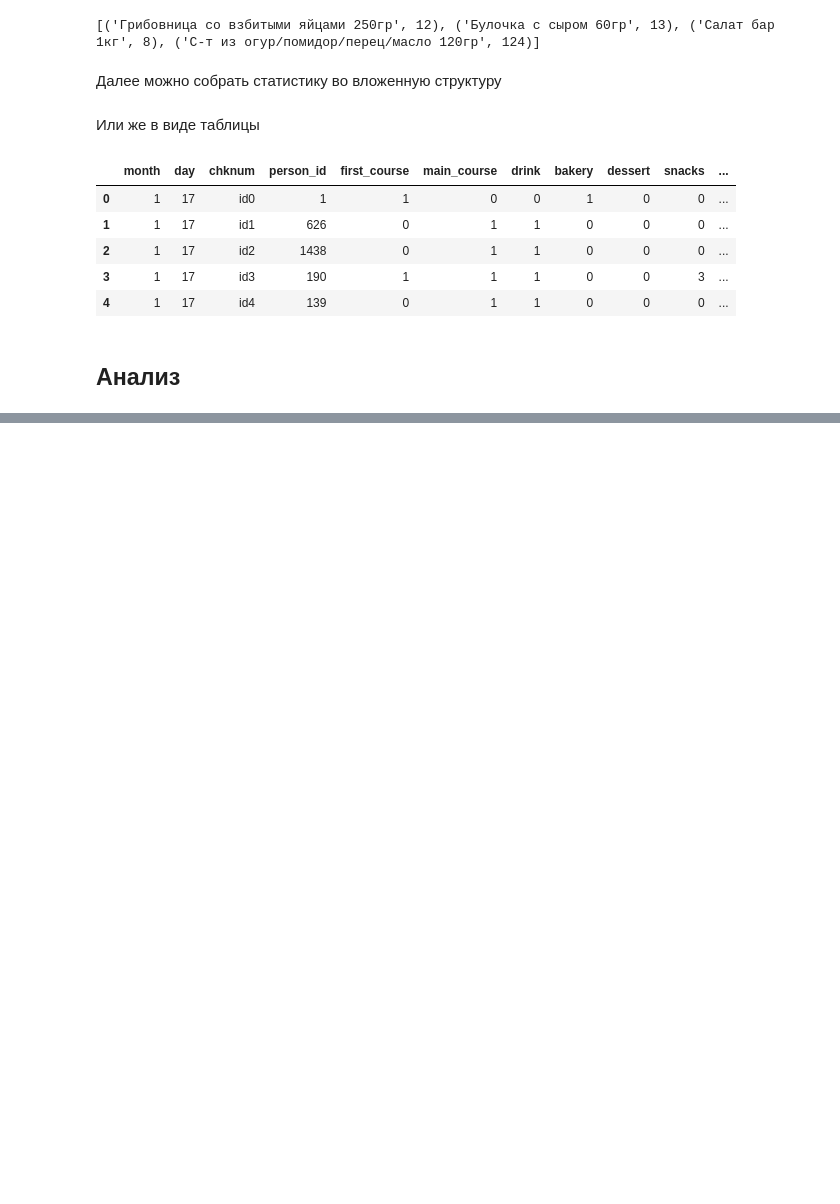
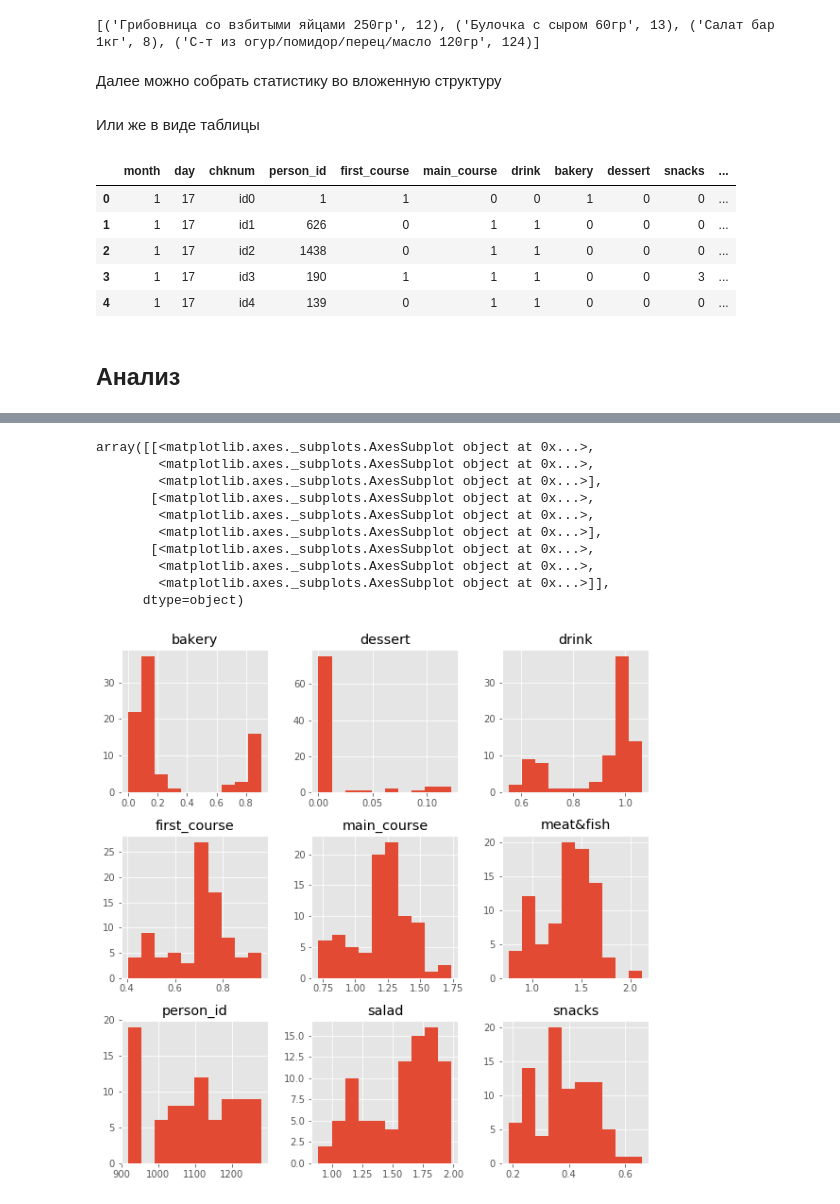
Before and after one commit to python-am-cp/tinkoff_cafe, a Jupyter notebook: analys_types_of_goods_by_day.ipynb, the cells around one changed output, grey strips where cells are left out. Cells and saved outputs as stored; diff of their text form; code cells hidden in the pictures; blank space fills up the shorter version.

Commit message:
some plots

```diff
--- a/analys_types_of_goods_by_day.ipynb
+++ b/analys_types_of_goods_by_day.ipynb
@@ -116,3 +116,14 @@ df.head()
 df.to_csv('stats/goods_types_by_day_and_chk.csv', index=False)
 # %% [markdown]
 ## Анализ
+# %%
+import numpy as np
+import pandas as pd
+import matplotlib
+import matplotlib.pyplot as plt
+matplotlib.style.use('ggplot')
+%matplotlib inline
+%config IPCompleter.greedy=True
+# %%
+stats_df = pd.read_csv('stats/goods_types_by_day_and_chk.csv', index_col='chknum')
+stats_df.head()
@@ -118,0 +138,14 @@ df.to_csv('stats/goods_types_by_day_and_chk.csv', index=False)
+# %%
+stats_df.groupby(['month', 'day']).mean().hist(figsize=(10, 10))
+# %% [output]
+array([[<matplotlib.axes._subplots.AxesSubplot object at 0x...>,
+        <matplotlib.axes._subplots.AxesSubplot object at 0x...>,
+        <matplotlib.axes._subplots.AxesSubplot object at 0x...>],
+       [<matplotlib.axes._subplots.AxesSubplot object at 0x...>,
+        <matplotlib.axes._subplots.AxesSubplot object at 0x...>,
+        <matplotlib.axes._subplots.AxesSubplot object at 0x...>],
+       [<matplotlib.axes._subplots.AxesSubplot object at 0x...>,
+        <matplotlib.axes._subplots.AxesSubplot object at 0x...>,
+        <matplotlib.axes._subplots.AxesSubplot object at 0x...>]],
+      dtype=object)
+[figure, added]
```
Also changed, not shown: parts of 4 cells of this notebook.
